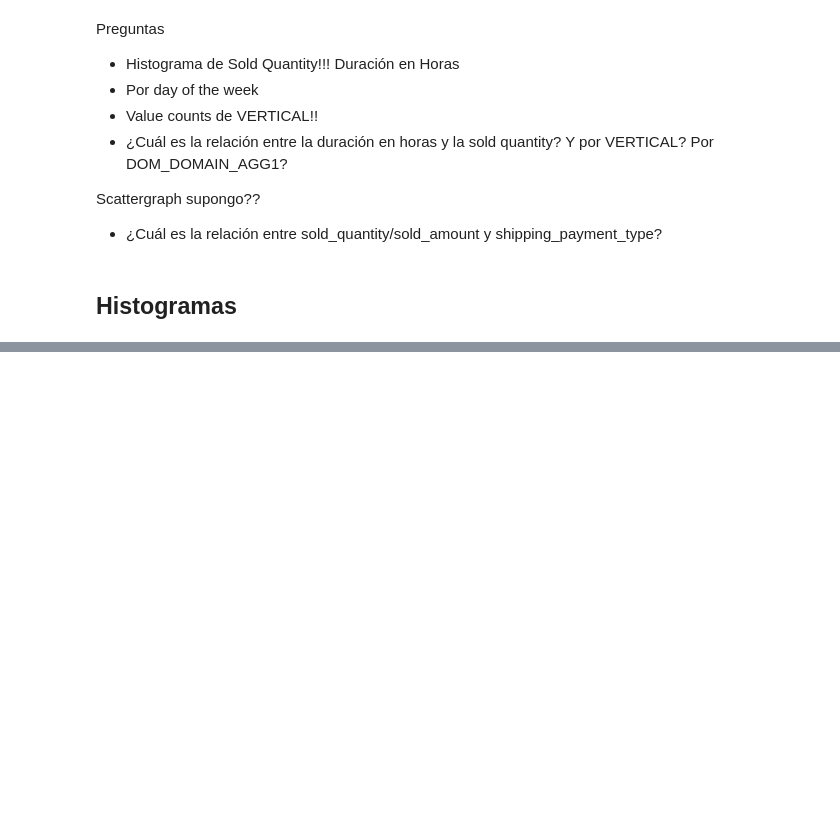
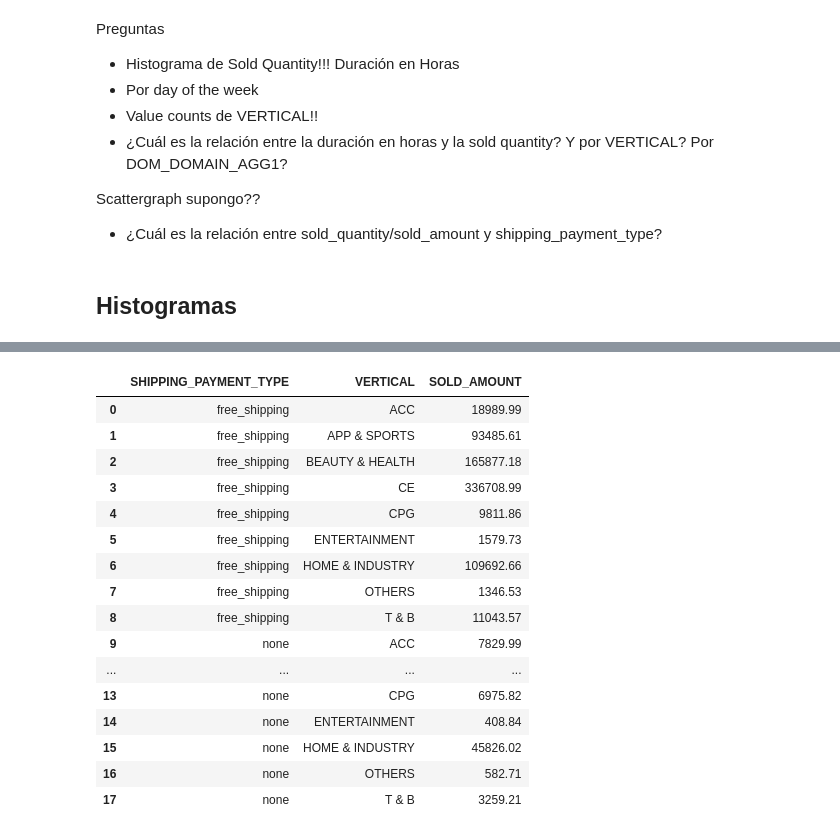
Before and after one commit to juanpablosalas/prueba-meli, a Jupyter notebook: scripts/2. Ofertas Relampagos.ipynb, the cells around one changed output, grey strips where cells are left out. Cells and saved outputs as stored; diff of their text form; code cells hidden in the pictures; blank space fills up the shorter version.

```diff
--- a/scripts/2. Ofertas Relampagos.ipynb
+++ b/scripts/2. Ofertas Relampagos.ipynb
@@ -114,0 +147,20 @@ Please replace it with one of the following more specific types
+# %%
+ofertas_relampagos_df.groupby(['SHIPPING_PAYMENT_TYPE','VERTICAL'])['SOLD_AMOUNT'].sum().to_frame().reset_index()
+# %% [output]
+|  | SHIPPING_PAYMENT_TYPE | VERTICAL | SOLD_AMOUNT |
+| 0 | free_shipping | ACC | 18989.99 |
+| 1 | free_shipping | APP & SPORTS | 93485.61 |
+| 2 | free_shipping | BEAUTY & HEALTH | 165877.18 |
+| 3 | free_shipping | CE | 336708.99 |
+| 4 | free_shipping | CPG | 9811.86 |
+| 5 | free_shipping | ENTERTAINMENT | 1579.73 |
+| 6 | free_shipping | HOME & INDUSTRY | 109692.66 |
+| 7 | free_shipping | OTHERS | 1346.53 |
+| 8 | free_shipping | T & B | 11043.57 |
+| 9 | none | ACC | 7829.99 |
+| ... | ... | ... | ... |
+| 13 | none | CPG | 6975.82 |
+| 14 | none | ENTERTAINMENT | 408.84 |
+| 15 | none | HOME & INDUSTRY | 45826.02 |
+| 16 | none | OTHERS | 582.71 |
+| 17 | none | T & B | 3259.21 |
```
Also changed, not shown: parts of 13 cells of this notebook.
